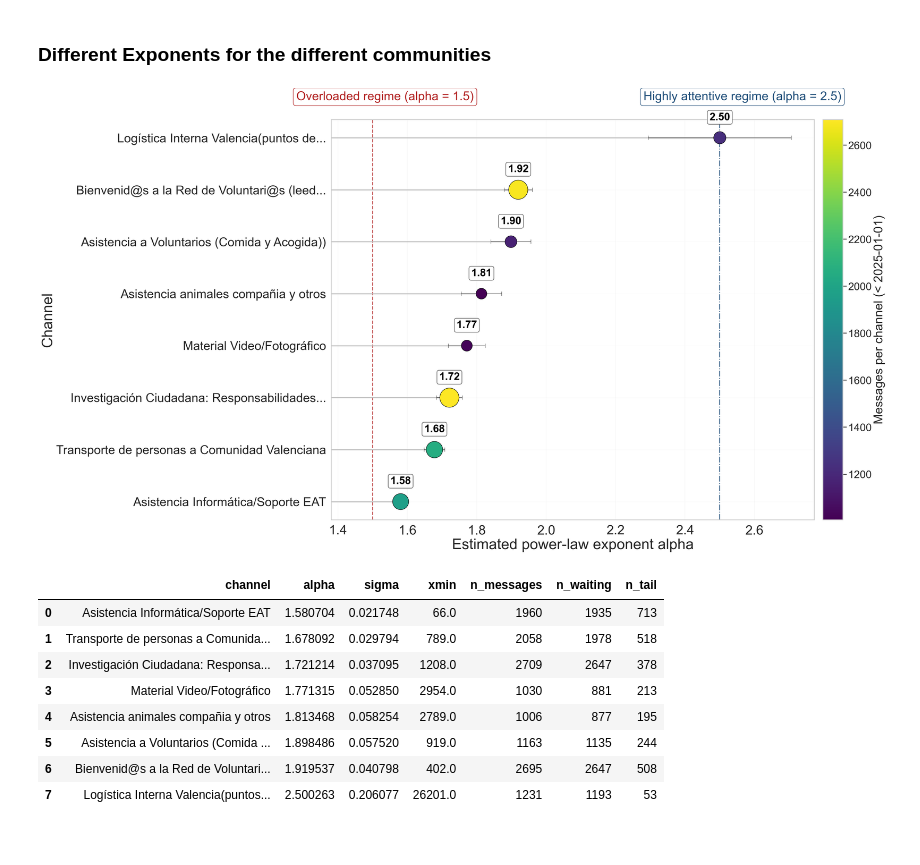
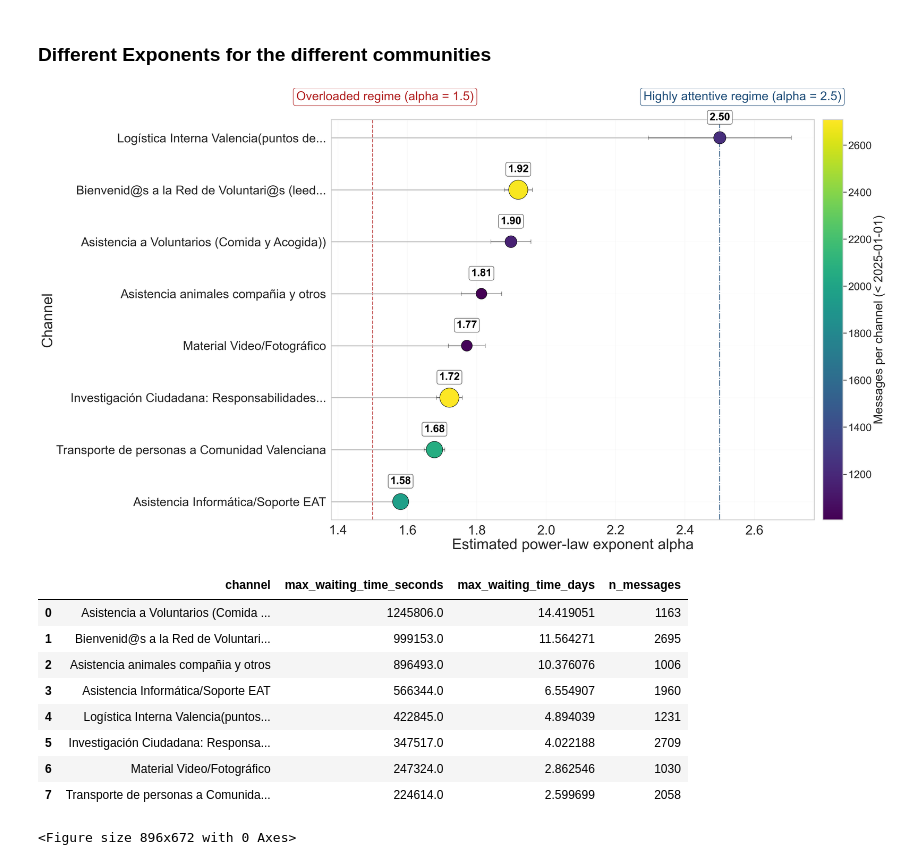
Before and after one commit to pablob2002/TFM, a Jupyter notebook: Temporal Distribution of messages/260214_temporal_dist_channel.ipynb, the cells around one changed output. Cells and saved outputs as stored; diff of their text form; code cells hidden in the pictures.

```diff
--- a/Temporal Distribution of messages/260214_temporal_dist_channel.ipynb
+++ b/Temporal Distribution of messages/260214_temporal_dist_channel.ipynb
@@ -1639,6 +1649,8 @@ import textwrap
 df_alpha = df.copy()
 df_alpha['date'] = pd.to_datetime(df_alpha['date'], errors='coerce')
 df_alpha = df_alpha.dropna(subset=['date', 'topic_name'])
+
+
 
 # Truncate dataset on Jan 1st, 2025 (handle tz-aware timestamps safely)
 date_tz = df_alpha['date'].dt.tz
@@ -1771,39 +1783,56 @@ ax.grid(axis='x', alpha=0.25, linewidth=0.8)
 ax.grid(axis='y', alpha=0.08)
 
 # Colorbar with larger font
 cbar = plt.colorbar(scatter, ax=ax, pad=0.015)
 cbar.set_label('Messages per channel (< 2025-01-01)', fontsize=30)
 cbar.ax.tick_params(labelsize=26)
 
 # Place alpha labels above the dots
 for i, row in alpha_df.iterrows():
     ax.annotate(
         f"{row['alpha']:.2f}",
         (row['alpha'], i),
         xytext=(0, 38),
         textcoords='offset points',
         va='bottom',
         ha='center',
         fontsize=26,
         color='black',
         fontweight='bold',
         bbox=dict(facecolor='white', edgecolor='0.4', alpha=0.95, boxstyle='round,pad=0.2')
     )
 
 plt.tight_layout()
 plt.show()
 plt.savefig('alpha_comparison_poster.svg', format='svg', bbox_inches='tight')
 
 # Optional table for reporting
 alpha_df[['channel', 'alpha', 'sigma', 'xmin', 'n_messages', 'n_waiting', 'n_tail']]
+
+# Put maximum waiting times for each channel in a table, sorted by max waiting time, to understand which channels have the longest tails in terms of actual waiting times (not just alpha).
+max_waiting = []
+for channel in eligible_channels:
+    ch = df_alpha.loc[df_alpha['topic_name'] == channel, ['date']].sort_values('date').copy()
+    waiting = ch['date'].diff().dt.total_seconds().dropna()
+    waiting = waiting[(waiting > 0) & np.isfinite(waiting)]
+    if len(waiting) > 0:
+        max_waiting.append({
+            'channel': channel,
+            'max_waiting_time_seconds': waiting.max(),
+            'max_waiting_time_days': waiting.max() / (3600 * 24),
+            'n_messages': int(channel_sizes[channel])
+        })
+max_waiting_df = pd.DataFrame(max_waiting).sort_values('max_waiting_time_seconds', ascending=False).reset_index(drop=True)
+max_waiting_df[['channel', 'max_waiting_time_seconds', 'max_waiting_time_days', 'n_messages']]
 # %% [output]
 [figure]
-|  | channel | alpha | sigma | xmin | n_messages | n_waiting | n_tail |
-| 0 | Asistencia Informática/Soporte EAT | 1.580704 | 0.021748 | 66.0 | 1960 | 1935 | 713 |
-| 1 | Transporte de personas a Comunida... | 1.678092 | 0.029794 | 789.0 | 2058 | 1978 | 518 |
-| 2 | Investigación Ciudadana: Responsa... | 1.721214 | 0.037095 | 1208.0 | 2709 | 2647 | 378 |
-| 3 | Material Video/Fotográfico | 1.771315 | 0.052850 | 2954.0 | 1030 | 881 | 213 |
-| 4 | Asistencia animales compañia y otros | 1.813468 | 0.058254 | 2789.0 | 1006 | 877 | 195 |
-| 5 | Asistencia a Voluntarios (Comida ... | 1.898486 | 0.057520 | 919.0 | 1163 | 1135 | 244 |
-| 6 | Bienvenid@s a la Red de Voluntari... | 1.919537 | 0.040798 | 402.0 | 2695 | 2647 | 508 |
-| 7 | Logística Interna Valencia(puntos... | 2.500263 | 0.206077 | 26201.0 | 1231 | 1193 | 53 |
+|  | channel | max_waiting_time_seconds | max_waiting_time_days | n_messages |
+| 0 | Asistencia a Voluntarios (Comida ... | 1245806.0 | 14.419051 | 1163 |
+| 1 | Bienvenid@s a la Red de Voluntari... | 999153.0 | 11.564271 | 2695 |
+| 2 | Asistencia animales compañia y otros | 896493.0 | 10.376076 | 1006 |
+| 3 | Asistencia Informática/Soporte EAT | 566344.0 | 6.554907 | 1960 |
+| 4 | Logística Interna Valencia(puntos... | 422845.0 | 4.894039 | 1231 |
+| 5 | Investigación Ciudadana: Responsa... | 347517.0 | 4.022188 | 2709 |
+| 6 | Material Video/Fotográfico | 247324.0 | 2.862546 | 1030 |
+| 7 | Transporte de personas a Comunida... | 224614.0 | 2.599699 | 2058 |
+<Figure size 896x672 with 0 Axes>
```
Also changed, not shown: parts of 5 cells of this notebook, 23 other files.
